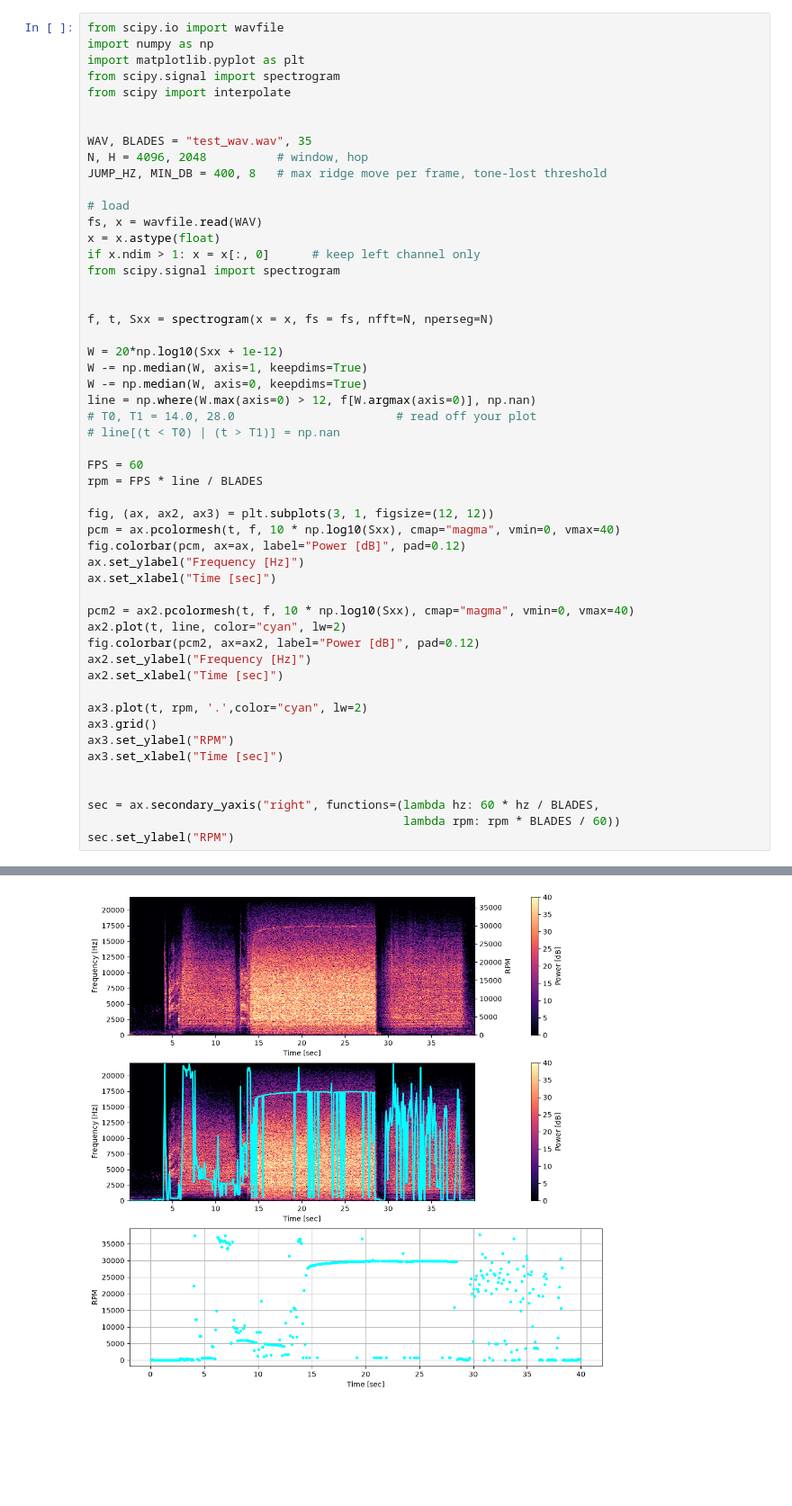
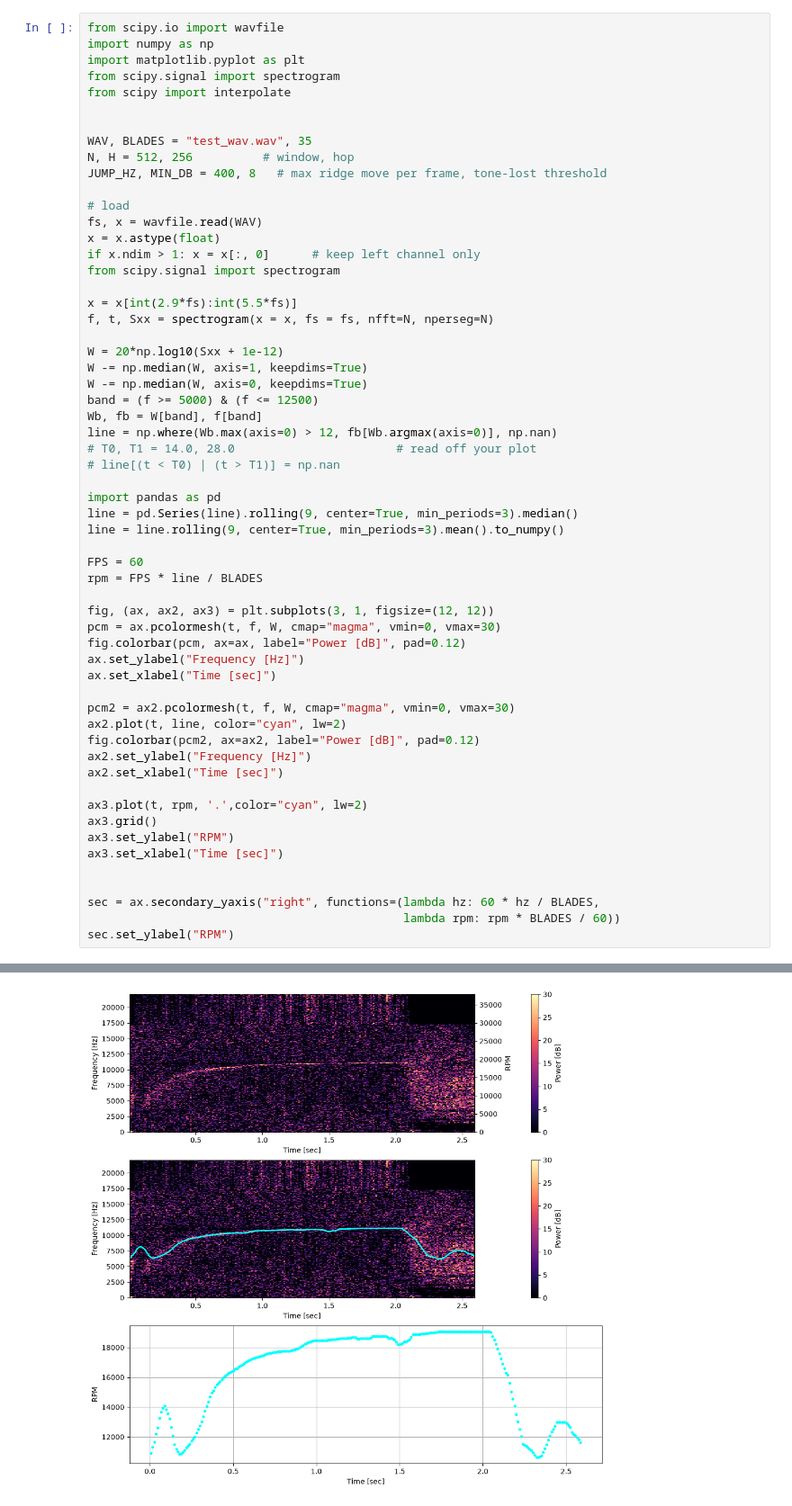
Before and after one commit to LpHiX/otp-sizing, a Jupyter notebook: data/Integza20261001/rpm_analyzer.ipynb, the cells around one changed output, grey strips where cells are left out. Shown at 90% size. Drawn from its saved outputs; the diff is of its cells as text; blank space fills up the shorter version.

Commit message:
friday pretest graphs

```diff
--- a/data/Integza20261001/rpm_analyzer.ipynb
+++ b/data/Integza20261001/rpm_analyzer.ipynb
@@ -23,7 +24,7 @@ from scipy import interpolate
 
 
 WAV, BLADES = "test_wav.wav", 35
-N, H = 4096, 2048          # window, hop
+N, H = 512, 256          # window, hop
 JUMP_HZ, MIN_DB = 400, 8   # max ridge move per frame, tone-lost threshold
 
 # load
@@ -32,40 +33,46 @@ x = x.astype(float)
 if x.ndim > 1: x = x[:, 0]      # keep left channel only
 from scipy.signal import spectrogram
 
-
+x = x[int(2.9*fs):int(5.5*fs)]
 f, t, Sxx = spectrogram(x = x, fs = fs, nfft=N, nperseg=N)
 
 W = 20*np.log10(Sxx + 1e-12)
 W -= np.median(W, axis=1, keepdims=True)
 W -= np.median(W, axis=0, keepdims=True)
-line = np.where(W.max(axis=0) > 12, f[W.argmax(axis=0)], np.nan)
+band = (f >= 5000) & (f <= 12500)
+Wb, fb = W[band], f[band]
+line = np.where(Wb.max(axis=0) > 12, fb[Wb.argmax(axis=0)], np.nan)
 # T0, T1 = 14.0, 28.0                       # read off your plot
 # line[(t < T0) | (t > T1)] = np.nan
+
+import pandas as pd
+line = pd.Series(line).rolling(9, center=True, min_periods=3).median()
+line = line.rolling(9, center=True, min_periods=3).mean().to_numpy()
 
 FPS = 60
 rpm = FPS * line / BLADES
 
 fig, (ax, ax2, ax3) = plt.subplots(3, 1, figsize=(12, 12))
-pcm = ax.pcolormesh(t, f, 10 * np.log10(Sxx), cmap="magma", vmin=0, vmax=40)
+pcm = ax.pcolormesh(t, f, W, cmap="magma", vmin=0, vmax=30)
 fig.colorbar(pcm, ax=ax, label="Power [dB]", pad=0.12)
 ax.set_ylabel("Frequency [Hz]")
 ax.set_xlabel("Time [sec]")
 
-pcm2 = ax2.pcolormesh(t, f, 10 * np.log10(Sxx), cmap="magma", vmin=0, vmax=40)
+pcm2 = ax2.pcolormesh(t, f, W, cmap="magma", vmin=0, vmax=30)
 ax2.plot(t, line, color="cyan", lw=2)
 fig.colorbar(pcm2, ax=ax2, label="Power [dB]", pad=0.12)
 ax2.set_ylabel("Frequency [Hz]")
 ax2.set_xlabel("Time [sec]")
 
 ax3.plot(t, rpm, '.',color="cyan", lw=2)
 ax3.grid()
 ax3.set_ylabel("RPM")
 ax3.set_xlabel("Time [sec]")
 
 
 sec = ax.secondary_yaxis("right", functions=(lambda hz: 60 * hz / BLADES,
                                              lambda rpm: rpm * BLADES / 60))
 sec.set_ylabel("RPM")
 # %% [output]
 Text(0, 0.5, 'RPM')
-[figure, old version]
+[figure, new version]
```
Also changed, not shown: parts of 3 cells of this notebook, 5 other files.
